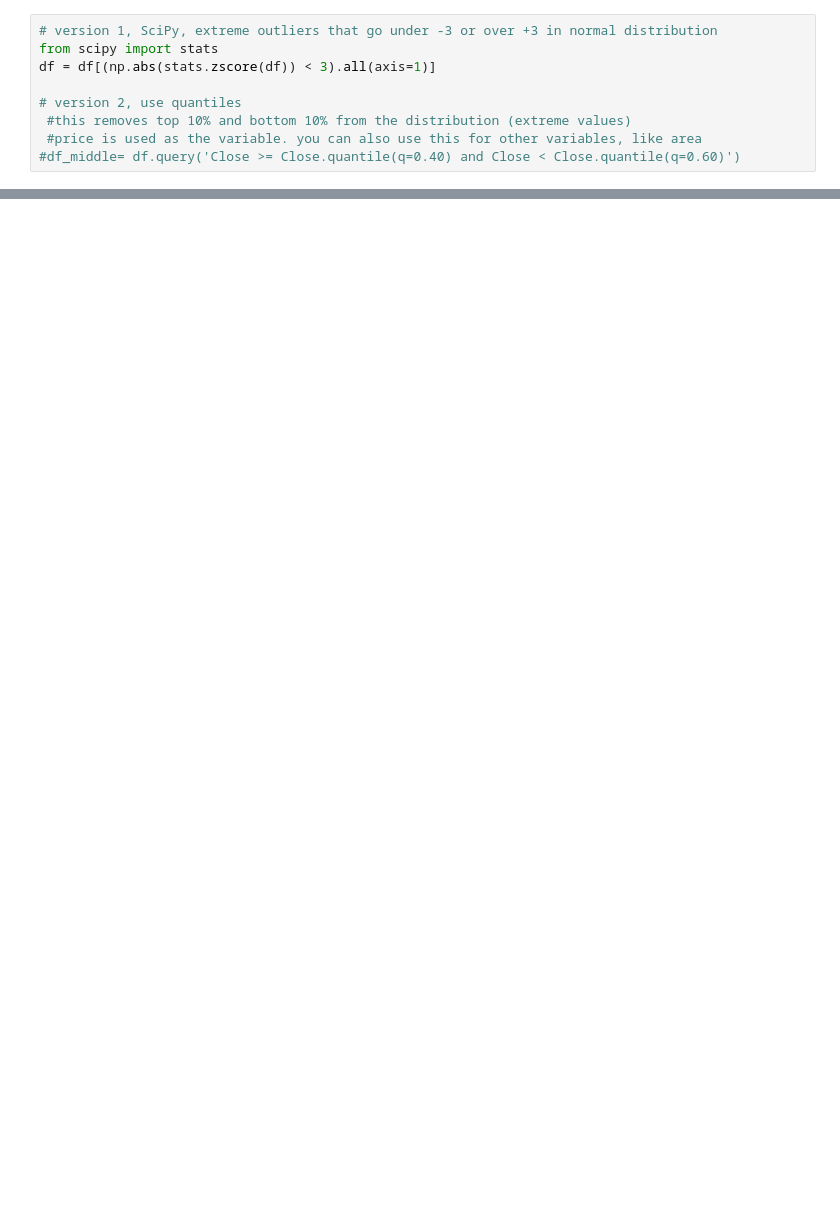
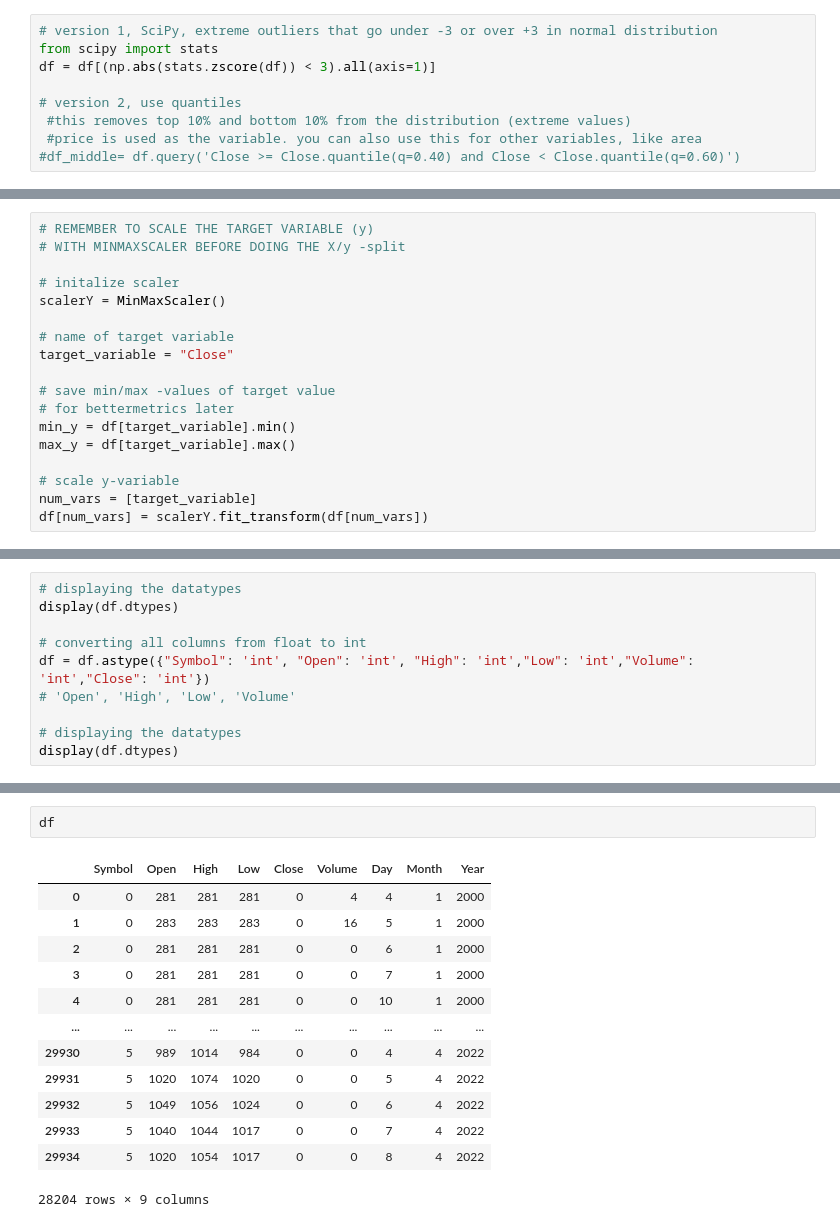
Before and after one commit to ViliLuosujarvi/Machine_Learning_2024, a Jupyter notebook: Project3_SVM/SVM.ipynb, the cells around one changed output, grey strips where cells are left out. Cells and saved outputs as stored; diff of their text form; blank space fills up the shorter version.

```diff
--- a/Project3_SVM/SVM.ipynb
+++ b/Project3_SVM/SVM.ipynb
@@ -151,0 +196,18 @@ df.describe()
+# %%
+# REMEMBER TO SCALE THE TARGET VARIABLE (y)
+# WITH MINMAXSCALER BEFORE DOING THE X/y -split
+
+# initalize scaler
+scalerY = MinMaxScaler()
+
+# name of target variable
+target_variable = "Close"
+
+# save min/max -values of target value
+# for bettermetrics later
+min_y = df[target_variable].min()
+max_y = df[target_variable].max()
+
+# scale y-variable
+num_vars = [target_variable]
+df[num_vars] = scalerY.fit_transform(df[num_vars])
@@ -191,0 +234,10 @@ predictions = lm.predict(X_test)
+# %%
+# displaying the datatypes
+display(df.dtypes)
+
+# converting all columns from float to int
+df = df.astype({"Symbol": 'int', "Open": 'int', "High": 'int',"Low": 'int',"Volume": 'int',"Close": 'int'})
+# 'Open', 'High', 'Low', 'Volume'
+
+# displaying the datatypes
+display(df.dtypes)
@@ -191,0 +265,16 @@ predictions = lm.predict(X_test)
+# %%
+df
+# %% [output]
+|  | Symbol | Open | High | Low | Close | Volume | Day | Month | Year |
+| 0 | 0 | 281 | 281 | 281 | 0 | 4 | 4 | 1 | 2000 |
+| 1 | 0 | 283 | 283 | 283 | 0 | 16 | 5 | 1 | 2000 |
+| 2 | 0 | 281 | 281 | 281 | 0 | 0 | 6 | 1 | 2000 |
+| 3 | 0 | 281 | 281 | 281 | 0 | 0 | 7 | 1 | 2000 |
+| 4 | 0 | 281 | 281 | 281 | 0 | 0 | 10 | 1 | 2000 |
+| ... | ... | ... | ... | ... | ... | ... | ... | ... | ... |
+| 29930 | 5 | 989 | 1014 | 984 | 0 | 0 | 4 | 4 | 2022 |
+| 29931 | 5 | 1020 | 1074 | 1020 | 0 | 0 | 5 | 4 | 2022 |
+| 29932 | 5 | 1049 | 1056 | 1024 | 0 | 0 | 6 | 4 | 2022 |
+| 29933 | 5 | 1040 | 1044 | 1017 | 0 | 0 | 7 | 4 | 2022 |
+| 29934 | 5 | 1020 | 1054 | 1017 | 0 | 0 | 8 | 4 | 2022 |
+28204 rows × 9 columns
```
Also changed, not shown: parts of 29 cells of this notebook, 1 other file.
